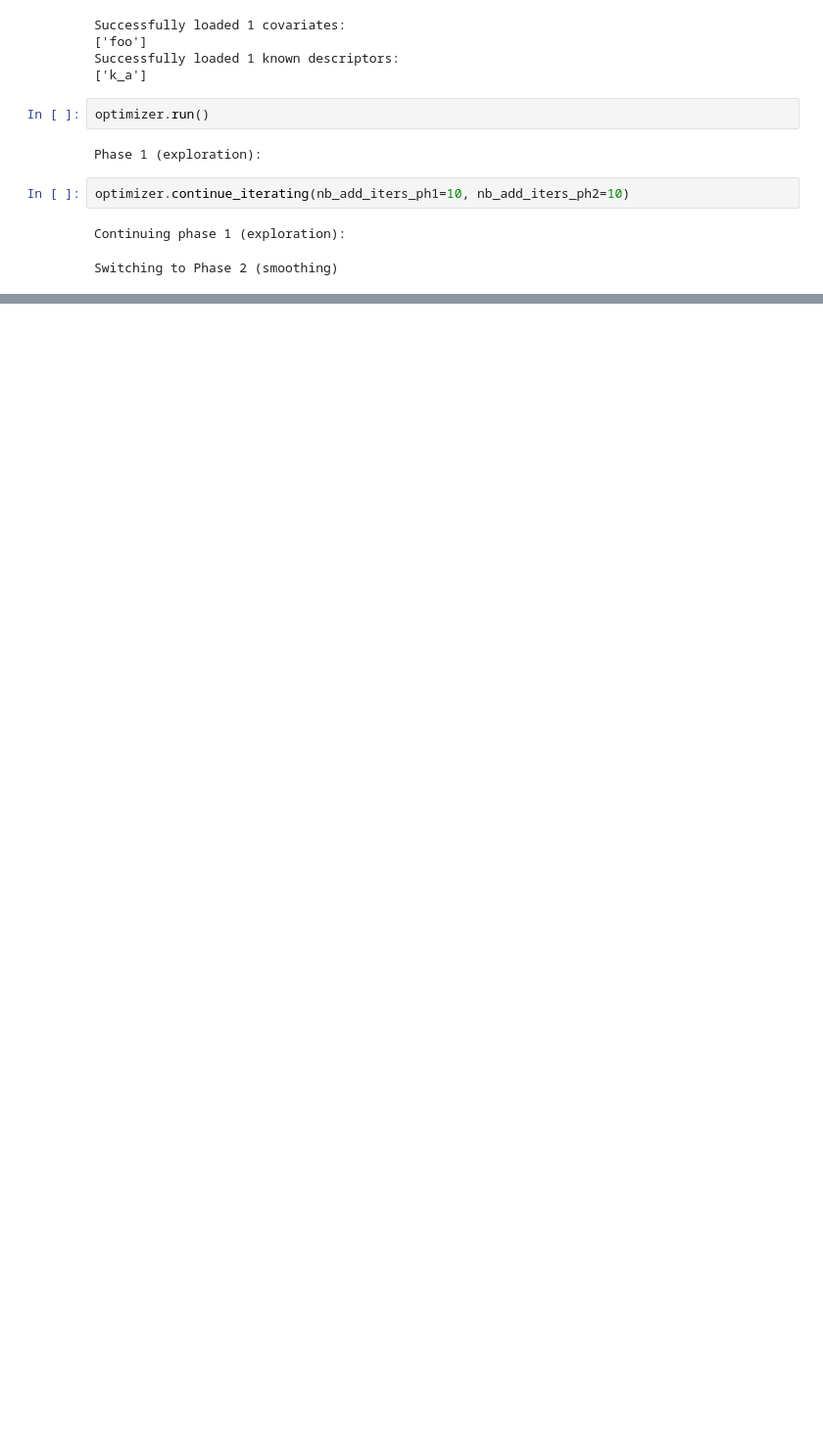
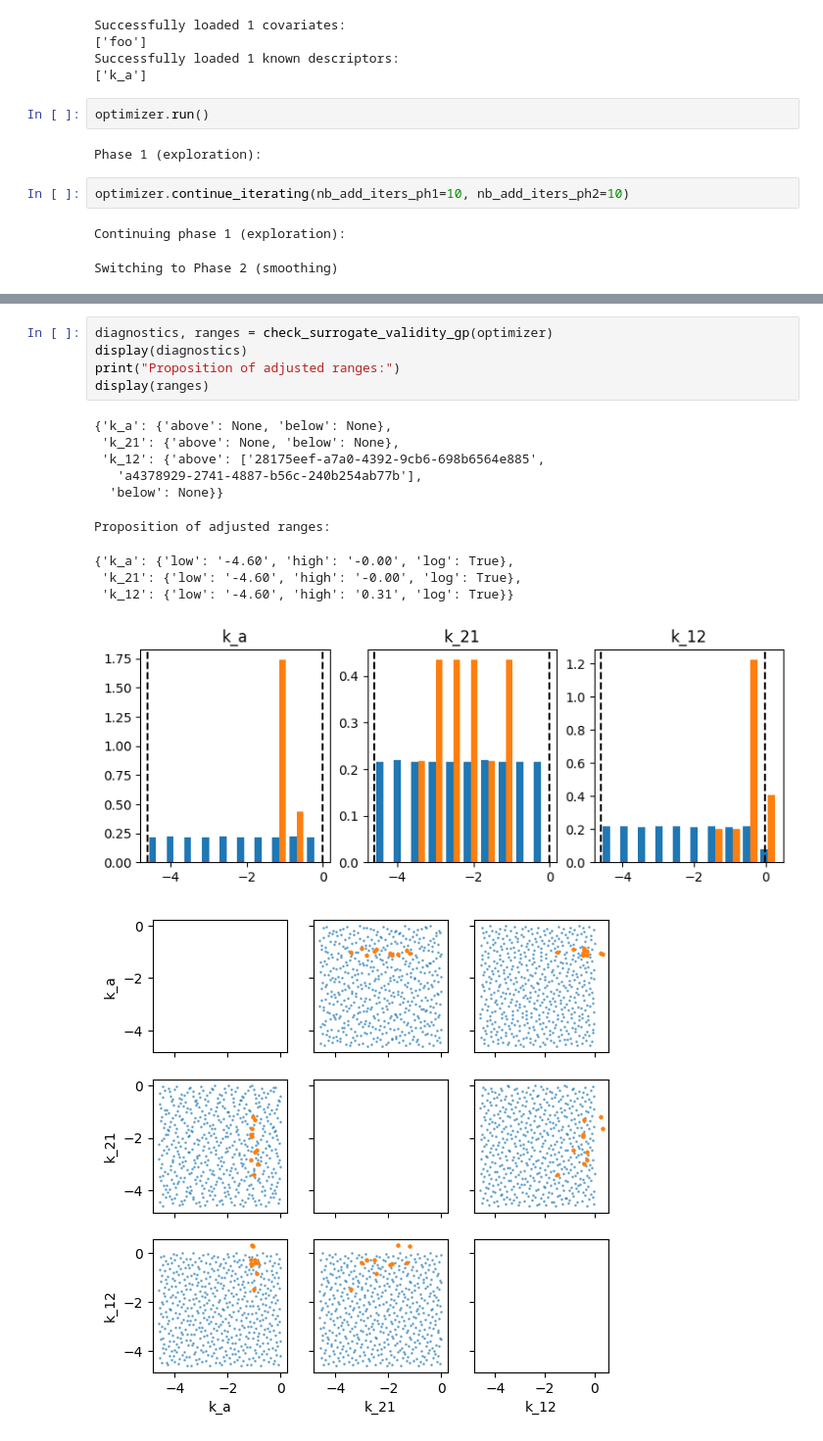
Before and after one commit to novainsilico/vpop-calibration, a Jupyter notebook: examples/saem_gp_model.ipynb, the cells around one changed output, grey strips where cells are left out. Shown at 98% size. Cells and saved outputs as stored; diff of their text form; blank space fills up the shorter version.

```diff
--- a/examples/saem_gp_model.ipynb
+++ b/examples/saem_gp_model.ipynb
@@ -287,0 +284,17 @@ optimizer.plot_map_estimates()
+# %%
+diagnostics, ranges = check_surrogate_validity_gp(optimizer)
+display(diagnostics)
+print("Proposition of adjusted ranges:")
+display(ranges)
+# %% [output]
+{'k_a': {'above': None, 'below': None},
+ 'k_21': {'above': None, 'below': None},
+ 'k_12': {'above': ['28175eef-a7a0-4392-9cb6-698b6564e885',
+   'a4378929-2741-4887-b56c-240b254ab77b'],
+  'below': None}}
+Proposition of adjusted ranges:
+{'k_a': {'low': '-4.60', 'high': '-0.00', 'log': True},
+ 'k_21': {'low': '-4.60', 'high': '-0.00', 'log': True},
+ 'k_12': {'low': '-4.60', 'high': '0.31', 'log': True}}
+[figure, added]
+[figure, added]
```
Also changed, not shown: parts of 7 cells of this notebook, 2 other files.
